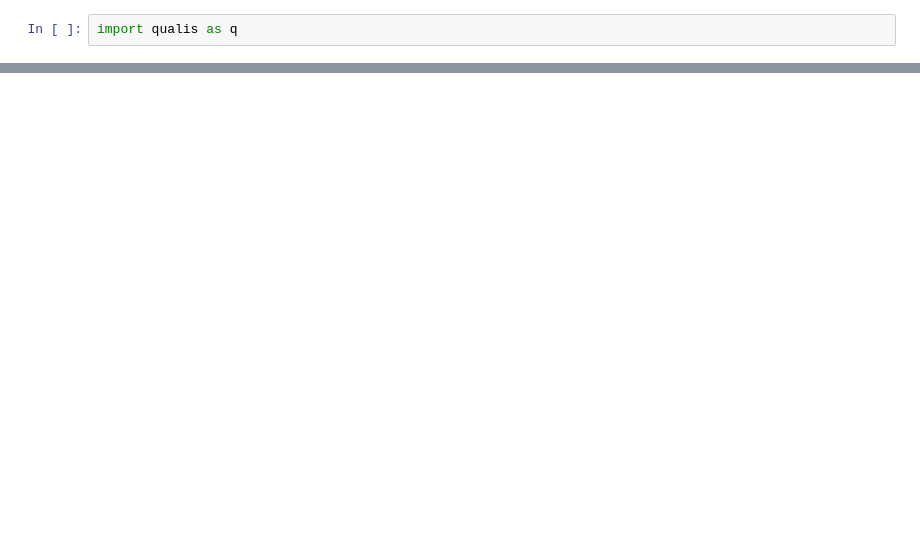
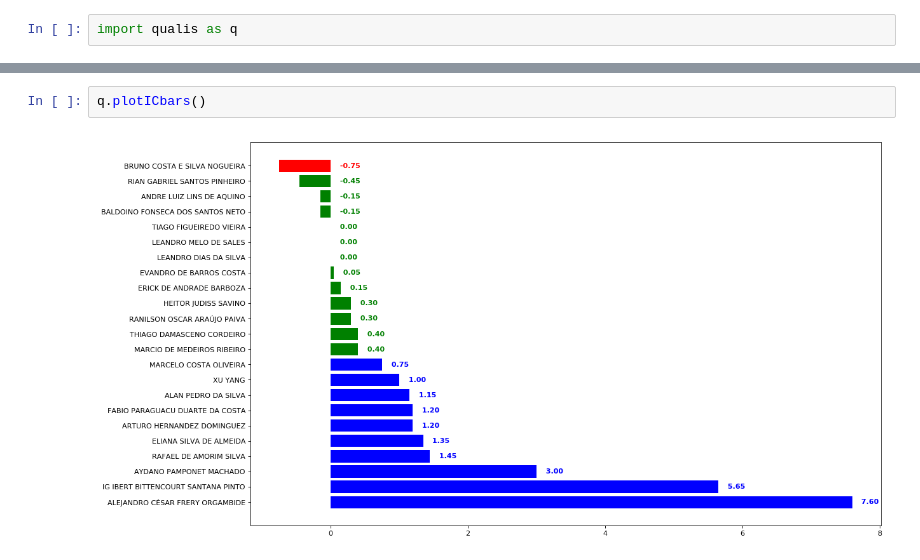
Before and after one commit to aydanomachado/qualis, a Jupyter notebook: Qualis_IC_study.ipynb, the cells around one changed output, grey strips where cells are left out. Drawn from its saved outputs; the diff is of its cells as text; blank space fills up the shorter version.

```diff
--- a/Qualis_IC_study.ipynb
+++ b/Qualis_IC_study.ipynb
@@ -62,0 +166,4 @@ q.plotInterBars()
+# %%
+q.plotICbars()
+# %% [output]
+[figure, added]
```
Also changed, not shown: parts of 21 cells of this notebook, 10 other files.
